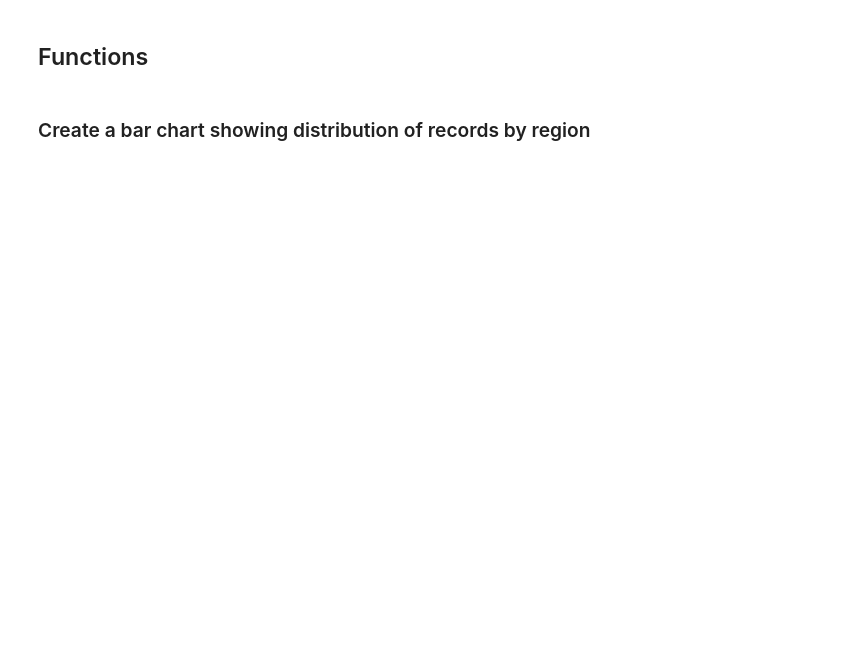
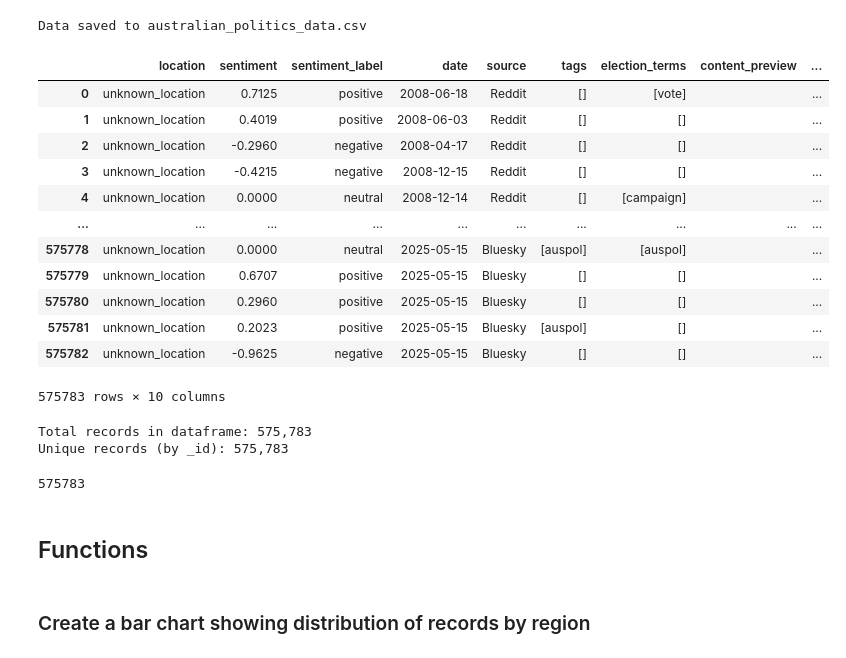
Before and after one commit to TheHQ98/social-media-analysis, a Jupyter notebook: frontend/politics.ipynb, the cells around one changed output. Saved outputs shown, nothing was run; the diff lists cells and outputs as text; code cells hidden in the pictures; blank space fills up the shorter version.

Commit message:
Use the two methods to scrape data with different attributes and store

```diff
--- a/frontend/politics.ipynb
+++ b/frontend/politics.ipynb
@@ -722,3 +627,61 @@ query_body = {
+# %%
+au_politics_df.to_csv('australian_politics_data.csv', index=False)
+# %% [output]
+Data saved to australian_politics_data.csv
+# %%
+au_politics_df
+# %% [output]
+|  | location | sentiment | sentiment_label | date | source | tags | election_terms | content_preview | ... |
+| 0 | unknown_location | 0.7125 | positive | 2008-06-18 | Reddit | [] | [vote] |  | ... |
+| 1 | unknown_location | 0.4019 | positive | 2008-06-03 | Reddit | [] | [] |  | ... |
+| 2 | unknown_location | -0.2960 | negative | 2008-04-17 | Reddit | [] | [] |  | ... |
+| 3 | unknown_location | -0.4215 | negative | 2008-12-15 | Reddit | [] | [] |  | ... |
+| 4 | unknown_location | 0.0000 | neutral | 2008-12-14 | Reddit | [] | [campaign] |  | ... |
+| ... | ... | ... | ... | ... | ... | ... | ... | ... | ... |
+| 575778 | unknown_location | 0.0000 | neutral | 2025-05-15 | Bluesky | [auspol] | [auspol] |  | ... |
+| 575779 | unknown_location | 0.6707 | positive | 2025-05-15 | Bluesky | [] | [] |  | ... |
+| 575780 | unknown_location | 0.2960 | positive | 2025-05-15 | Bluesky | [] | [] |  | ... |
+| 575781 | unknown_location | 0.2023 | positive | 2025-05-15 | Bluesky | [auspol] | [] |  | ... |
+| 575782 | unknown_location | -0.9625 | negative | 2025-05-15 | Bluesky | [] | [] |  | ... |
+575783 rows × 10 columns
+# %%
+# Add this code to check unique record count
+def check_unique_records(df):
+    """
+    Function to check how many unique records exist in the dataframe
+    """
+    if df.empty:
+        print("The dataframe is empty.")
+        return 0
+
+    # Check total records
+    total_records = len(df)
+
+    # Check unique records by ID
+    unique_ids = df['_id'].nunique()
+
+    # Calculate duplicate percentage
+    if total_records > 0:
+        duplicate_percentage = ((total_records - unique_ids) / total_records) * 100
+    else:
+        duplicate_percentage = 0
+
+    print(f"Total records in dataframe: {total_records:,}")
+    print(f"Unique records (by _id): {unique_ids:,}")
+
+
+    return unique_ids
+
+# To use this function, add the following lines in your main code after a sufficient
+# number of batches have been processed:
+
+
+# Or add this just before the final return in your fetch_election_content_then_filter_location function:
+check_unique_records(au_politics_df)
+# %% [output]
+Total records in dataframe: 575,783
+Unique records (by _id): 575,783
+575783
 # %% [markdown]
 ## Functions
 # %% [markdown]
```
Also changed, not shown: parts of 24 cells of this notebook.
